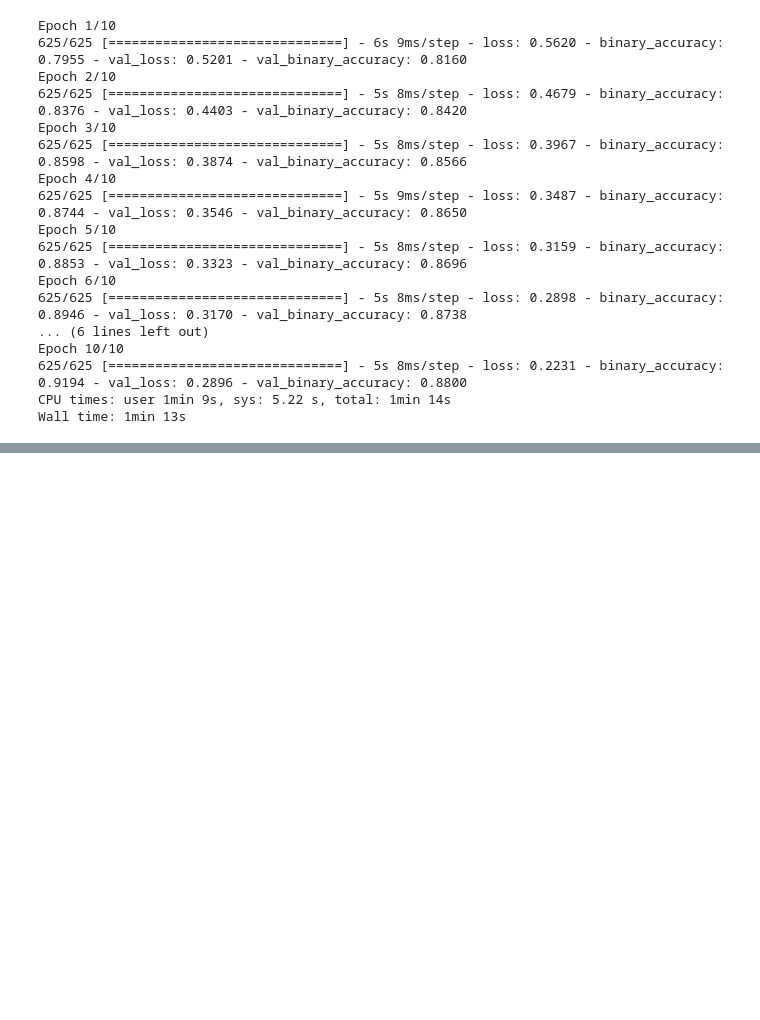
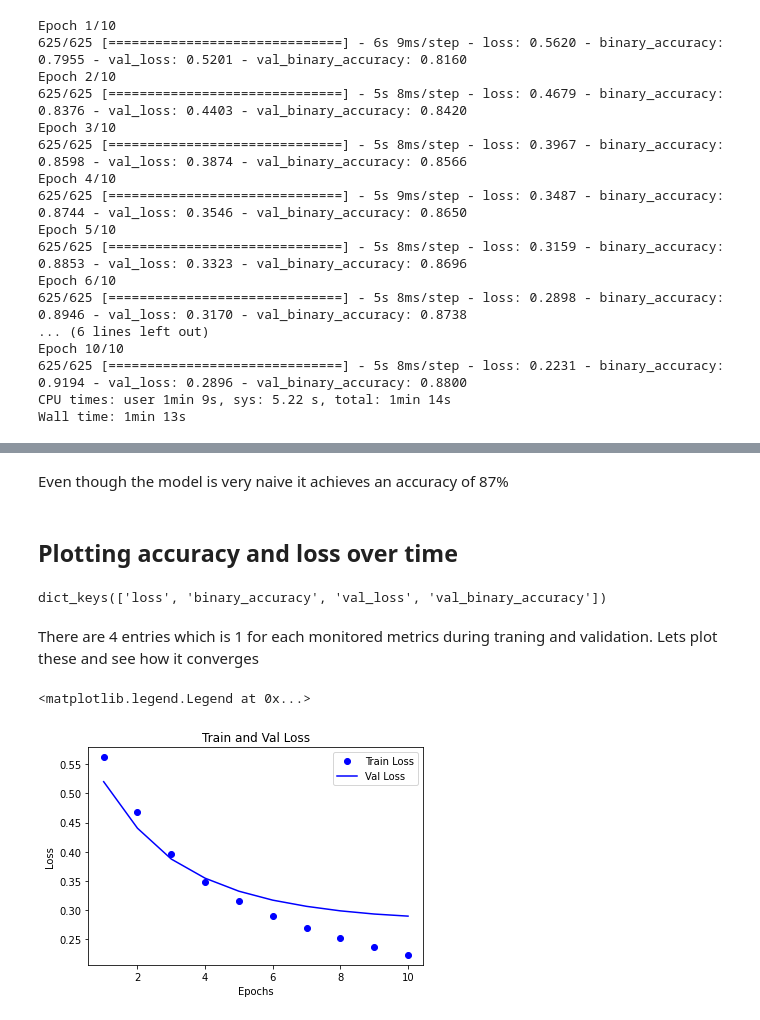
Before and after one commit to SilahicAmil/NLP, a Jupyter notebook: Sentiment_Analysis.ipynb, the cells around one changed output, grey strips where cells are left out. Cells and saved outputs as stored; diff of their text form; code cells hidden in the pictures; blank space fills up the shorter version.

```diff
--- a/Sentiment_Analysis.ipynb
+++ b/Sentiment_Analysis.ipynb
@@ -305,0 +316,29 @@ Wall time: 1min 13s
+# %% [markdown]
+Even though the model is very naive it achieves an accuracy of 87%
+# %% [markdown]
+## Plotting accuracy and loss over time
+# %%
+hist_dict_1 = hist_1.history
+hist_dict_1.keys()
+# %% [output]
+dict_keys(['loss', 'binary_accuracy', 'val_loss', 'val_binary_accuracy'])
+# %% [markdown]
+There are 4 entries which is 1 for each monitored metrics during traning and validation. Lets plot these and see how it converges
+# %%
+# Validation and Training loss plot
+acc = hist_dict_1["binary_accuracy"]
+val_acc = hist_dict_1["val_binary_accuracy"]
+loss = hist_dict_1["loss"]
+val_loss = hist_dict_1["val_loss"]
+
+epochs = range(1, len(acc) +1)
+
+plt.plot(epochs, loss, "bo", label="Train Loss")
+plt.plot(epochs, val_loss, "b", label="Val Loss")
+plt.title("Train and Val Loss")
+plt.xlabel("Epochs")
+plt.ylabel("Loss")
+plt.legend()
+# %% [output]
+<matplotlib.legend.Legend at 0x...>
+[figure, added]
```
Also changed, not shown: parts of 3 cells of this notebook.
